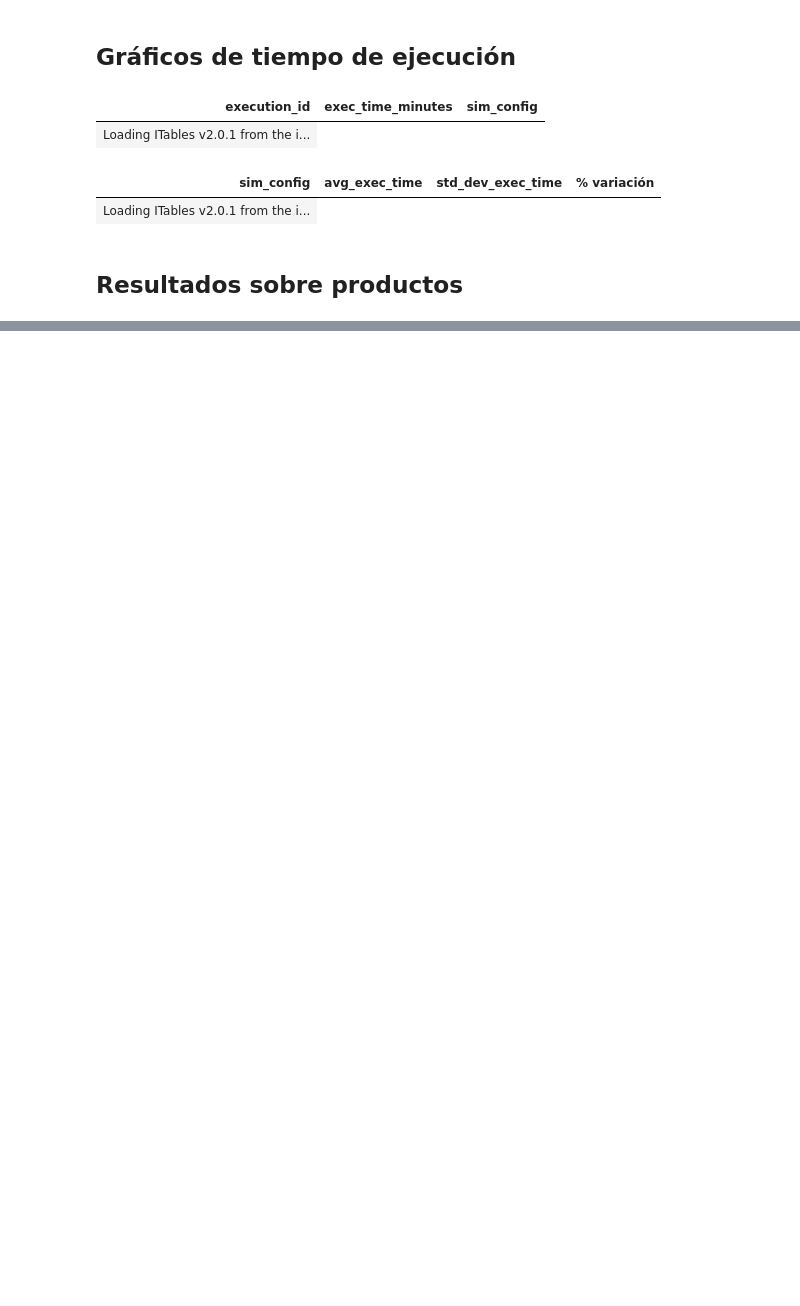
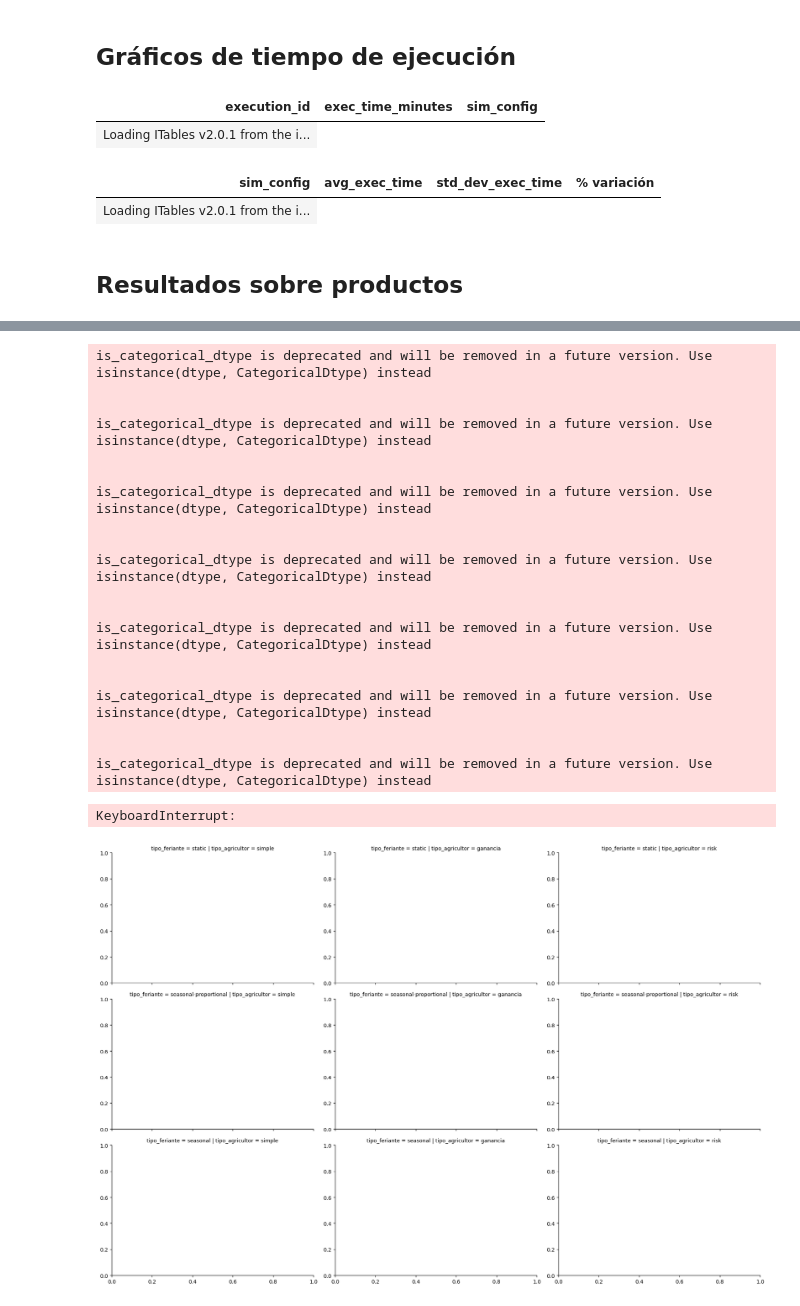
Before and after one commit to ManachoM/sim2-agricultores, a Jupyter notebook: data_analysis/sim_results.ipynb, the cells around one changed output, grey strips where cells are left out. Drawn from its saved outputs; the diff is of its cells as text; code cells hidden in the pictures; blank space fills up the shorter version.

```diff
--- a/data_analysis/sim_results.ipynb
+++ b/data_analysis/sim_results.ipynb
@@ -109,0 +276,33 @@ prods_results.to_clipboard(decimal=',')
+# %%
+g = sns.catplot(
+    data=merged_df_sim_config,
+    x="nombre", y="relative_diff",
+    col="tipo_agricultor", row="tipo_feriante",
+    kind="bar", height=4, aspect=1.5,
+    sharey=False  # If you want each facet to have its own y-scale
+)
+g.set_xticklabels(rotation=90)
+g.fig.suptitle("Relative difference by product, faceted by agric. & feriante", y=1.02)
+plt.show()
+# %% [output]
+is_categorical_dtype is deprecated and will be removed in a future version. Use isinstance(dtype, CategoricalDtype) instead
+
+
+is_categorical_dtype is deprecated and will be removed in a future version. Use isinstance(dtype, CategoricalDtype) instead
+
+
+is_categorical_dtype is deprecated and will be removed in a future version. Use isinstance(dtype, CategoricalDtype) instead
+
+
+is_categorical_dtype is deprecated and will be removed in a future version. Use isinstance(dtype, CategoricalDtype) instead
+
+
+is_categorical_dtype is deprecated and will be removed in a future version. Use isinstance(dtype, CategoricalDtype) instead
+
+
+is_categorical_dtype is deprecated and will be removed in a future version. Use isinstance(dtype, CategoricalDtype) instead
+
+
+is_categorical_dtype is deprecated and will be removed in a future version. Use isinstance(dtype, CategoricalDtype) instead
+KeyboardInterrupt:
+[figure, added]
```
Also changed, not shown: parts of 19 cells of this notebook, 46 other files.
